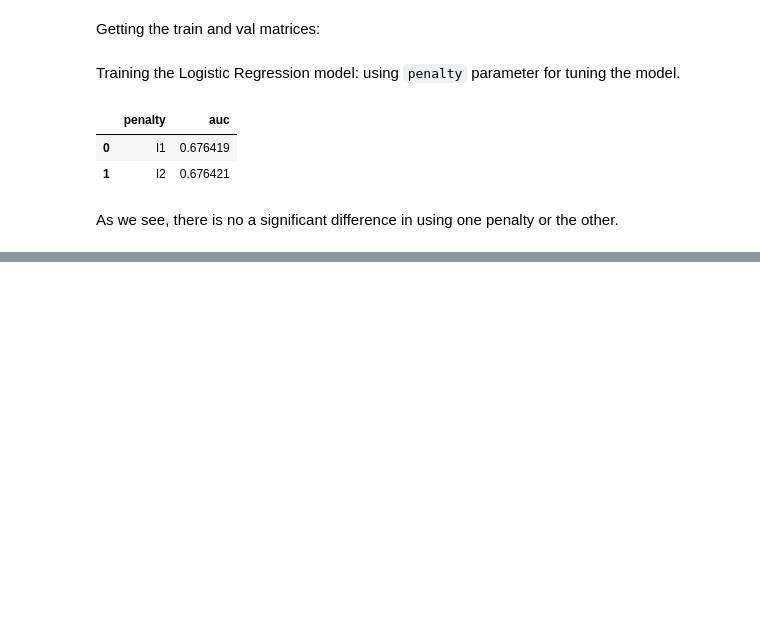
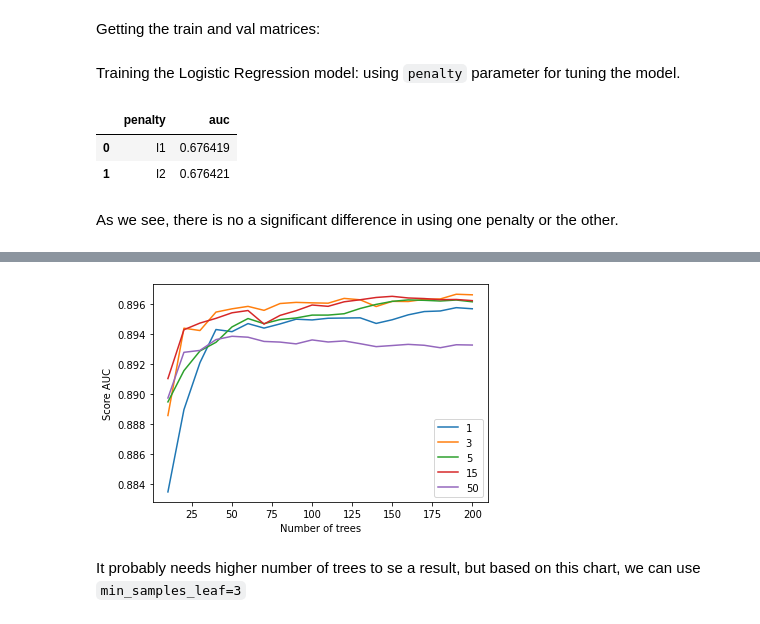
Before and after one commit to anferben/bank_marketing, a Jupyter notebook: bank-marketing.ipynb, the cells around one changed output, grey strips where cells are left out. Cells and saved outputs as stored; diff of their text form; code cells hidden in the pictures; blank space fills up the shorter version.

```diff
--- a/bank-marketing.ipynb
+++ b/bank-marketing.ipynb
@@ -293,0 +334,27 @@ Training a Random Forest model, using max_depth and
+# %%
+scores = []
+
+for leaf in [1, 3, 5, 15, 50]:
+    for n in range(10, 201, 10):
+        rf = RandomForestClassifier(n_estimators=n, max_depth=10, min_samples_leaf=leaf, random_state=7)
+        rf.fit(X_train, y_train)
+
+        y_pred = rf.predict_proba(X_val)[:, 1]
+        score = roc_auc_score(y_val, y_pred)
+        scores.append((leaf, n, score))
+
+df_rf = pd.DataFrame(scores, columns=['min_samples_leaf', 'n_estimators', 'auc'])
+# %%
+for leaf in [1, 3, 5, 15, 50]:
+    df_subset = df_rf[df_rf['min_samples_leaf'] == leaf]
+
+    plt.plot(df_subset['n_estimators'], df_subset['auc'], label=leaf)
+
+plt.xlabel('Number of trees')
+plt.ylabel('Score AUC')
+plt.legend()
+plt.show()
+# %% [output]
+[figure, added]
+# %% [markdown]
+It probably needs higher number of trees to se a result, but based on this chart, we can use `min_samples_leaf=3`
```
Also changed, not shown: parts of 25 cells of this notebook.
